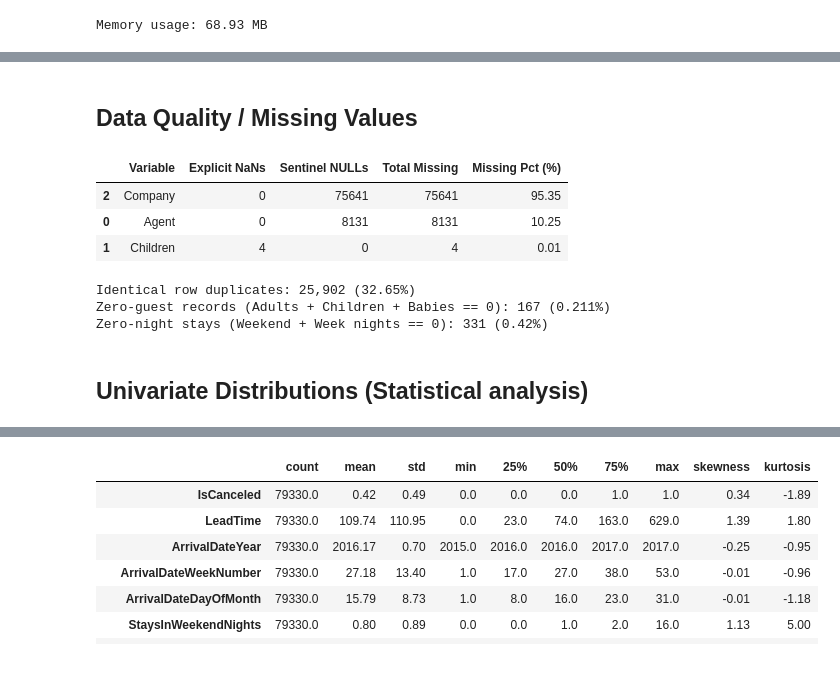
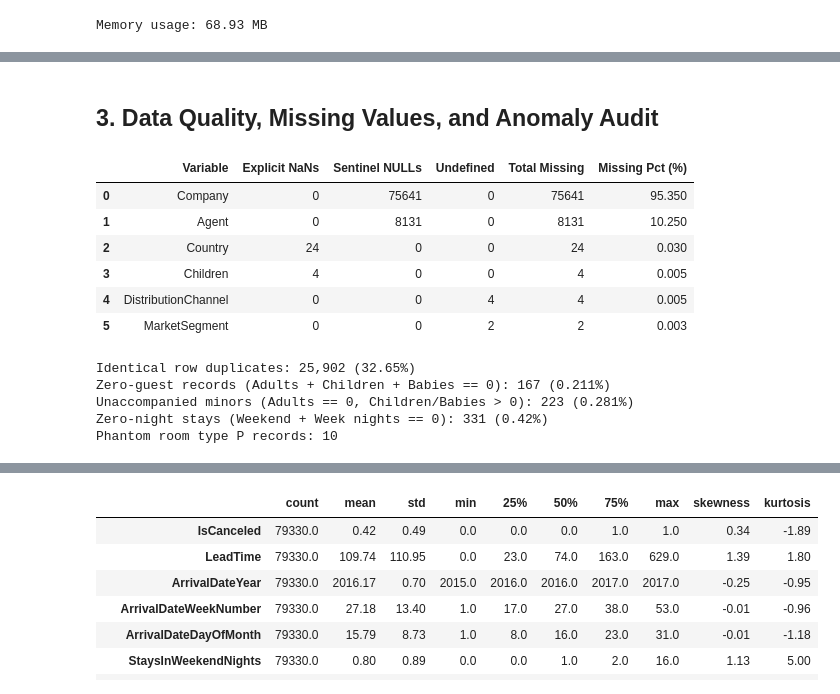
Before and after one commit to Auipp/Machine-Learning-F26, a Jupyter notebook: notebooks/milestone1_EDA.ipynb, the cells around one changed output, grey strips where cells are left out. Drawn from its saved outputs; the diff is of its cells as text; code cells hidden in the pictures.

Commit message:
finalized EDA + target leakage audit

```diff
--- a/notebooks/milestone1_EDA.ipynb
+++ b/notebooks/milestone1_EDA.ipynb
@@ -22,14 +24,16 @@ plt.rcParams['axes.labelweight'] = 'bold'
 plt.rcParams['xtick.labelsize'] = 10
 plt.rcParams['ytick.labelsize'] = 10
 
-file_path = 'H2.csv'
-if not os.path.exists(file_path):
-    if os.path.exists('/content/H2.csv'):
-        file_path = '/content/H2.csv'
-    else:
-        url = 'https://raw.githubusercontent.com/afaq-ahmad/Hotel-booking-demand-Case-Study/master/H2.csv'
-        urllib.request.urlretrieve(url, 'H2.csv')
-        file_path = 'H2.csv'
+file_path = None
+for candidate in ['../data/raw/H2.csv', 'data/raw/H2.csv', 'H2.csv', '/content/H2.csv']:
+    if os.path.exists(candidate):
+        file_path = candidate
+        break
+
+if file_path is None:
+    url = 'https://raw.githubusercontent.com/afaq-ahmad/Hotel-booking-demand-Case-Study/master/H2.csv'
+    urllib.request.urlretrieve(url, 'H2.csv')
+    file_path = 'H2.csv'
 
 df = pd.read_csv(file_path)
 print(f'Dataset successfully loaded from: {file_path}')
@@ -75,44 +85,66 @@ Memory usage: 68.93 MB
 # %% [markdown]
-## Data Quality / Missing Values
+## 3. Data Quality, Missing Values, and Anomaly Audit
 # %%
 string_cols = df.select_dtypes(include=['object']).columns
 for col in string_cols:
-    df[col] = df[col].astype(str).str.strip()
+    df[col] = df[col].str.strip()
 
 explicit_nulls = df.isnull().sum()[df.isnull().sum() > 0]
 sentinel_nulls = {}
+undefined_vals = {}
+
 for col in string_cols:
     null_count = (df[col] == 'NULL').sum()
     if null_count > 0:
         sentinel_nulls[col] = null_count
+    undef_count = (df[col] == 'Undefined').sum()
+    if undef_count > 0:
+        undefined_vals[col] = undef_count
 
 quality_data = []
-for col in set(list(explicit_nulls.index) + list(sentinel_nulls.keys())):
-    exp = explicit_nulls.get(col, 0)
-    sen = sentinel_nulls.get(col, 0)
-    tot = exp + sen
+for col in set(list(explicit_nulls.index) + list(sentinel_nulls.keys()) + list(undefined_vals.keys())):
+    exp = int(explicit_nulls.get(col, 0))
+    sen = int(sentinel_nulls.get(col, 0))
+    und = int(undefined_vals.get(col, 0))
+    tot = exp + sen + und
     pct = (tot / len(df)) * 100
-    quality_data.append({'Variable': col, 'Explicit NaNs': exp, 'Sentinel NULLs': sen, 'Total Missing': tot, 'Missing Pct (%)': np.round(pct, 2)})
+    quality_data.append({
+        'Variable': col,
+        'Explicit NaNs': exp,
+        'Sentinel NULLs': sen,
+        'Undefined': und,
+        'Total Missing': tot,
+        'Missing Pct (%)': np.round(pct, 3)
+    })
 
-quality_df = pd.DataFrame(quality_data).sort_values(by='Total Missing', ascending=False)
+quality_df = pd.DataFrame(quality_data).sort_values(by='Total Missing', ascending=False).reset_index(drop=True)
 display(quality_df)
 
 num_duplicates = df.duplicated().sum()
 pct_duplicates = (num_duplicates / len(df)) * 100
 print(f'Identical row duplicates: {num_duplicates:,} ({pct_duplicates:.2f}%)')
 
-zero_guests = ((df['Adults'] == 0) & (df['Children'] == 0) & (df['Babies'] == 0)).sum()
+zero_guests = ((df['Adults'] == 0) & (df['Children'].fillna(0) == 0) & (df['Babies'] == 0)).sum()
 print(f'Zero-guest records (Adults + Children + Babies == 0): {zero_guests} ({(zero_guests / len(df)) * 100:.3f}%)')
+
+unaccompanied = ((df['Adults'] == 0) & ((df['Children'].fillna(0) > 0) | (df['Babies'] > 0))).sum()
+print(f'Unaccompanied minors (Adults == 0, Children/Babies > 0): {unaccompanied} ({(unaccompanied / len(df)) * 100:.3f}%)')
 
 zero_nights = ((df['StaysInWeekendNights'] == 0) & (df['StaysInWeekNights'] == 0)).sum()
 print(f'Zero-night stays (Weekend + Week nights == 0): {zero_nights} ({(zero_nights / len(df)) * 100:.2f}%)')
+
+room_p = (df['ReservedRoomType'] == 'P').sum()
+print(f'Phantom room type P records: {room_p}')
 # %% [output]
-|  | Variable | Explicit NaNs | Sentinel NULLs | Total Missing | Missing Pct (%) |
-| 2 | Company | 0 | 75641 | 75641 | 95.35 |
-| 0 | Agent | 0 | 8131 | 8131 | 10.25 |
-| 1 | Children | 4 | 0 | 4 | 0.01 |
+|  | Variable | Explicit NaNs | Sentinel NULLs | Undefined | Total Missing | Missing Pct (%) |
+| 0 | Company | 0 | 75641 | 0 | 75641 | 95.350 |
+| 1 | Agent | 0 | 8131 | 0 | 8131 | 10.250 |
+| 2 | Country | 24 | 0 | 0 | 24 | 0.030 |
+| 3 | Children | 4 | 0 | 0 | 4 | 0.005 |
+| 4 | DistributionChannel | 0 | 0 | 4 | 4 | 0.005 |
+| 5 | MarketSegment | 0 | 0 | 2 | 2 | 0.003 |
 Identical row duplicates: 25,902 (32.65%)
 Zero-guest records (Adults + Children + Babies == 0): 167 (0.211%)
+Unaccompanied minors (Adults == 0, Children/Babies > 0): 223 (0.281%)
 Zero-night stays (Weekend + Week nights == 0): 331 (0.42%)
+Phantom room type P records: 10
-# %% [markdown]
-## Univariate Distributions (Statistical analysis)
```
Also changed, not shown: parts of 34 cells of this notebook.
